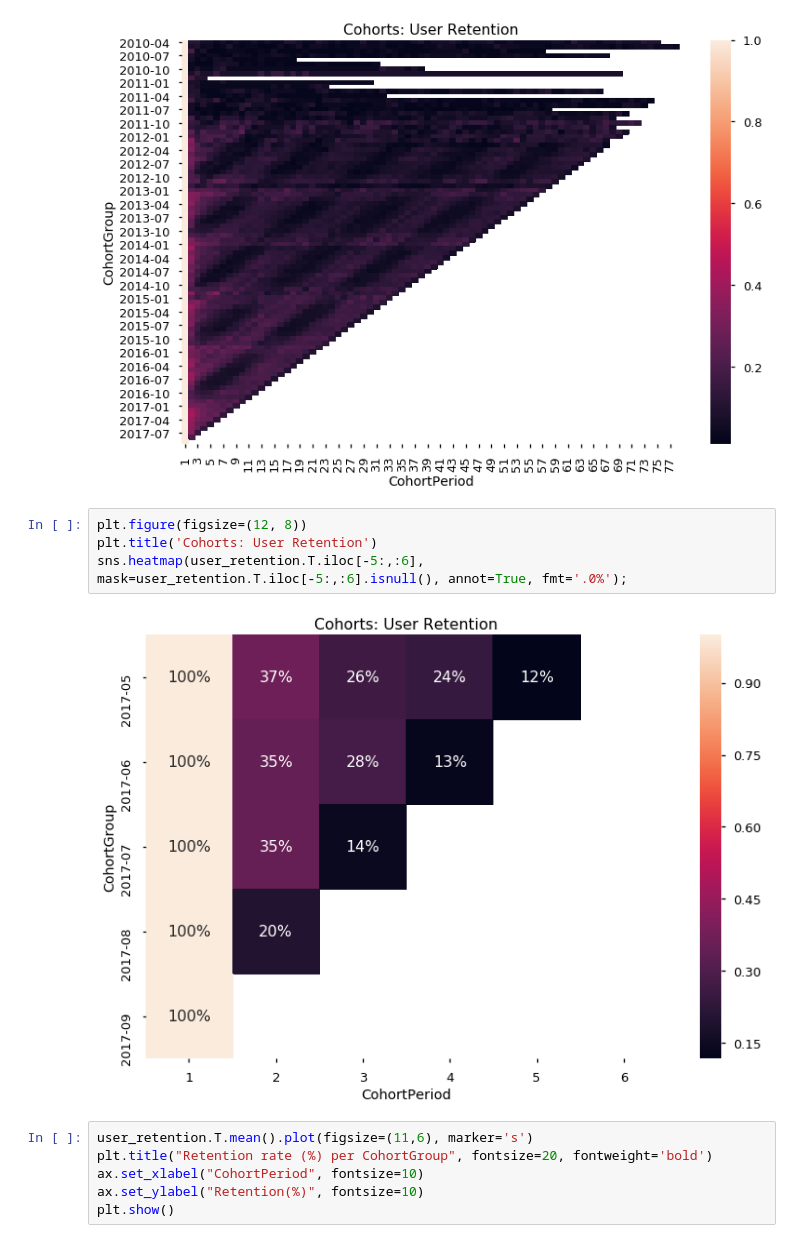
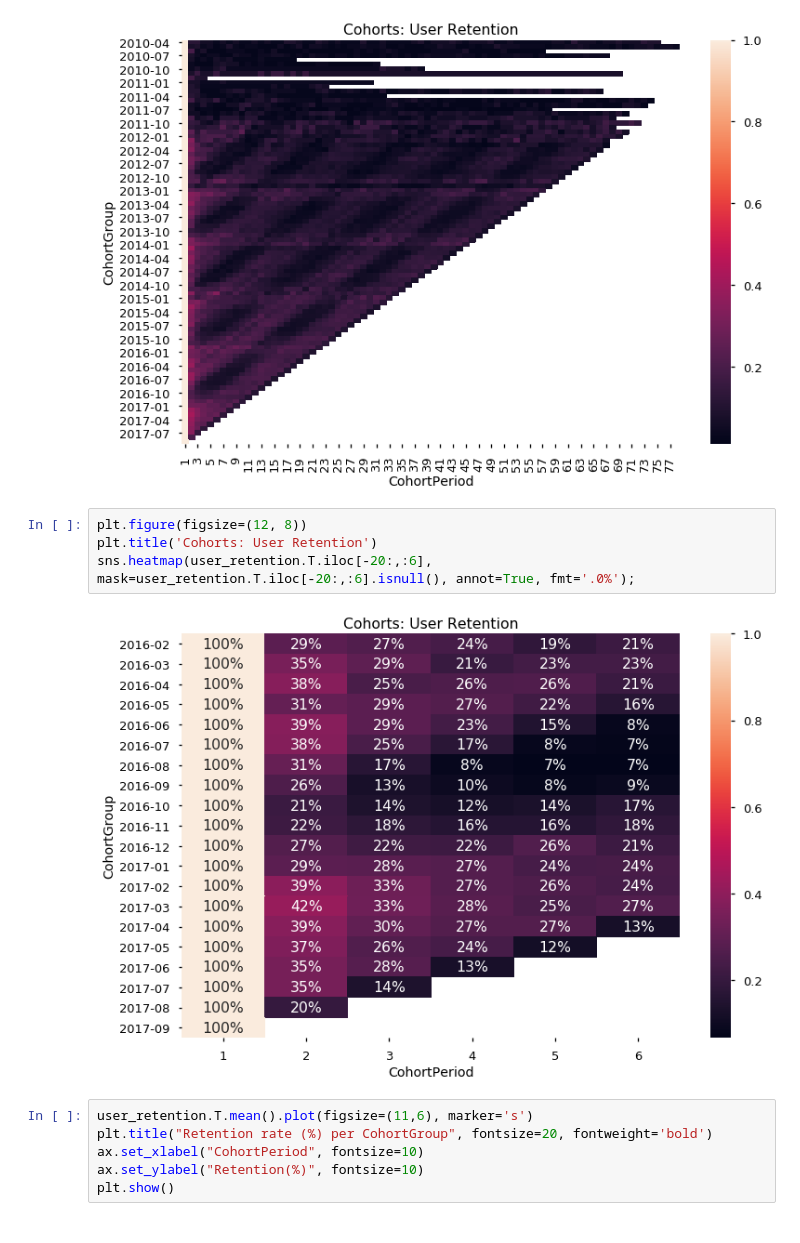
Before and after one commit to BambyG/recording_tours_analysis, a Jupyter notebook: recording_tours_analysis_final.ipynb, the cells around one changed output. Cells and saved outputs as stored; diff of their text form.

```diff
--- a/recording_tours_analysis_final.ipynb
+++ b/recording_tours_analysis_final.ipynb
@@ -490,9 +483,9 @@ sns.heatmap(user_retention.T, mask=user_retention.T.isnull());
 # %%
 plt.figure(figsize=(12, 8))
 plt.title('Cohorts: User Retention')
-sns.heatmap(user_retention.T.iloc[-5:,:6], mask=user_retention.T.iloc[-5:,:6].isnull(), annot=True, fmt='.0%');
+sns.heatmap(user_retention.T.iloc[-20:,:6], mask=user_retention.T.iloc[-20:,:6].isnull(), annot=True, fmt='.0%');
 # %% [output]
-[figure, old version]
+[figure, new version]
 # %%
 user_retention.T.mean().plot(figsize=(11,6), marker='s')
 plt.title("Retention rate (%) per CohortGroup", fontsize=20, fontweight='bold')
```
Also changed, not shown: parts of 36 cells of this notebook, 3 other files.
